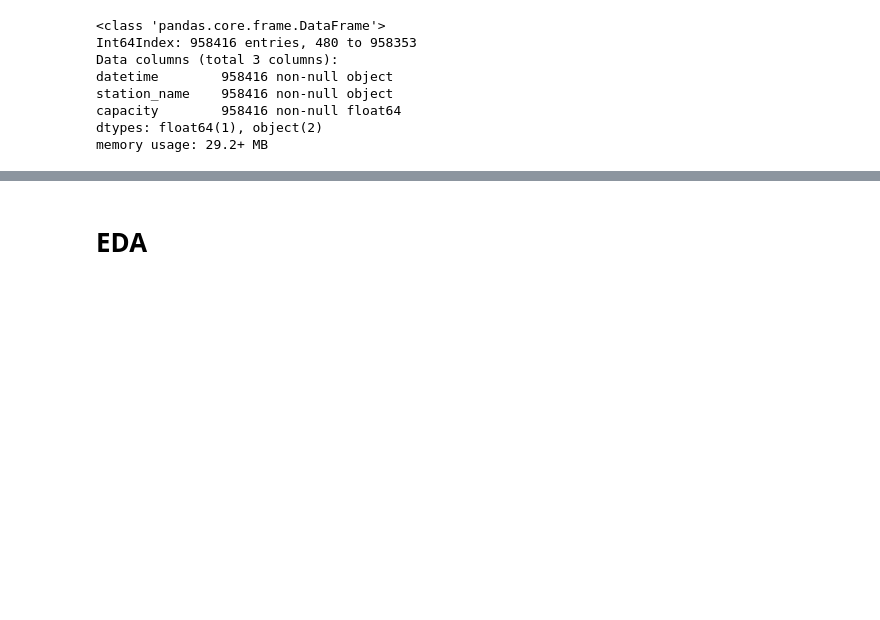
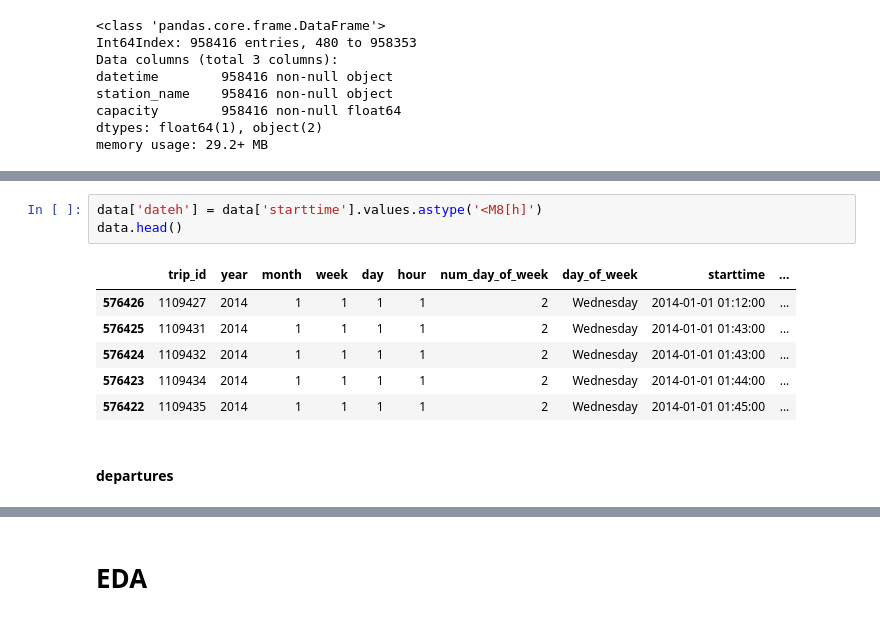
Before and after one commit to karahahn/Springboard_Capstone2, a Jupyter notebook: Capstone 2 Milestone 1.ipynb, the cells around one changed output, grey strips where cells are left out. Cells and saved outputs as stored; diff of their text form; blank space fills up the shorter version.

```diff
--- a/Capstone 2 Milestone 1.ipynb
+++ b/Capstone 2 Milestone 1.ipynb
@@ -647,0 +1131,12 @@ memory usage: 29.2+ MB
+# %%
+data['dateh'] = data['starttime'].values.astype('<M8[h]')
+data.head()
+# %% [output]
+|  | trip_id | year | month | week | day | hour | num_day_of_week | day_of_week | starttime | ... |
+| 576426 | 1109427 | 2014 | 1 | 1 | 1 | 1 | 2 | Wednesday | 2014-01-01 01:12:00 | ... |
+| 576425 | 1109431 | 2014 | 1 | 1 | 1 | 1 | 2 | Wednesday | 2014-01-01 01:43:00 | ... |
+| 576424 | 1109432 | 2014 | 1 | 1 | 1 | 1 | 2 | Wednesday | 2014-01-01 01:43:00 | ... |
+| 576423 | 1109434 | 2014 | 1 | 1 | 1 | 1 | 2 | Wednesday | 2014-01-01 01:44:00 | ... |
+| 576422 | 1109435 | 2014 | 1 | 1 | 1 | 1 | 2 | Wednesday | 2014-01-01 01:45:00 | ... |
+# %% [markdown]
+#### departures
```
Also changed, not shown: parts of 101 cells of this notebook.
